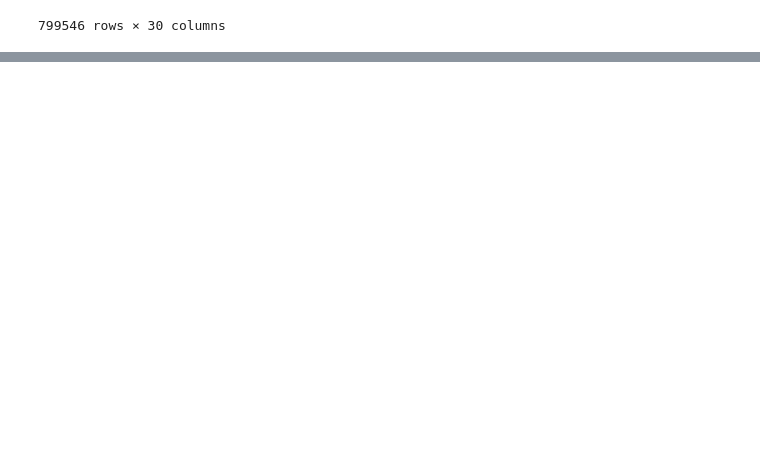
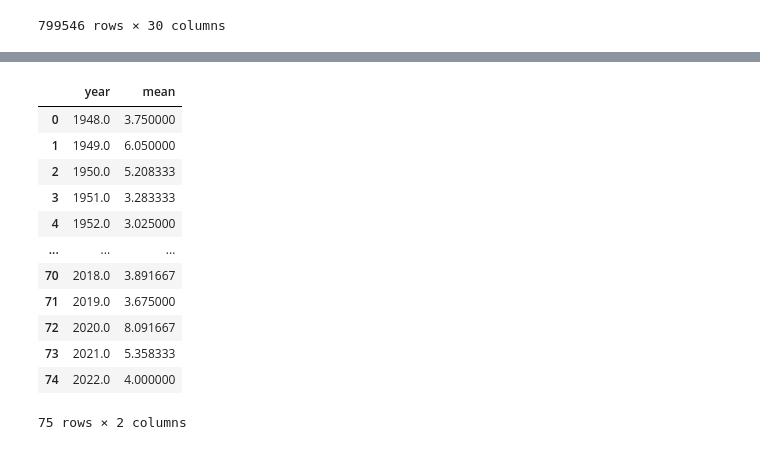
Before and after one commit to CIV2T1PEY/CIV1498-Group-Project, a Jupyter notebook: Python_YuLin.ipynb, the cells around one changed output, grey strips where cells are left out. Saved outputs shown, nothing was run; the diff lists cells and outputs as text; code cells hidden in the pictures; blank space fills up the shorter version.

```diff
--- a/Python_YuLin.ipynb
+++ b/Python_YuLin.ipynb
@@ -243,0 +272,16 @@ plt.show()
+# %%
+Annual_unemployment_rate
+# %% [output]
+|  | year | mean |
+| 0 | 1948.0 | 3.750000 |
+| 1 | 1949.0 | 6.050000 |
+| 2 | 1950.0 | 5.208333 |
+| 3 | 1951.0 | 3.283333 |
+| 4 | 1952.0 | 3.025000 |
+| ... | ... | ... |
+| 70 | 2018.0 | 3.891667 |
+| 71 | 2019.0 | 3.675000 |
+| 72 | 2020.0 | 8.091667 |
+| 73 | 2021.0 | 5.358333 |
+| 74 | 2022.0 | 4.000000 |
+75 rows × 2 columns
```
Also changed, not shown: parts of 15 cells of this notebook.
